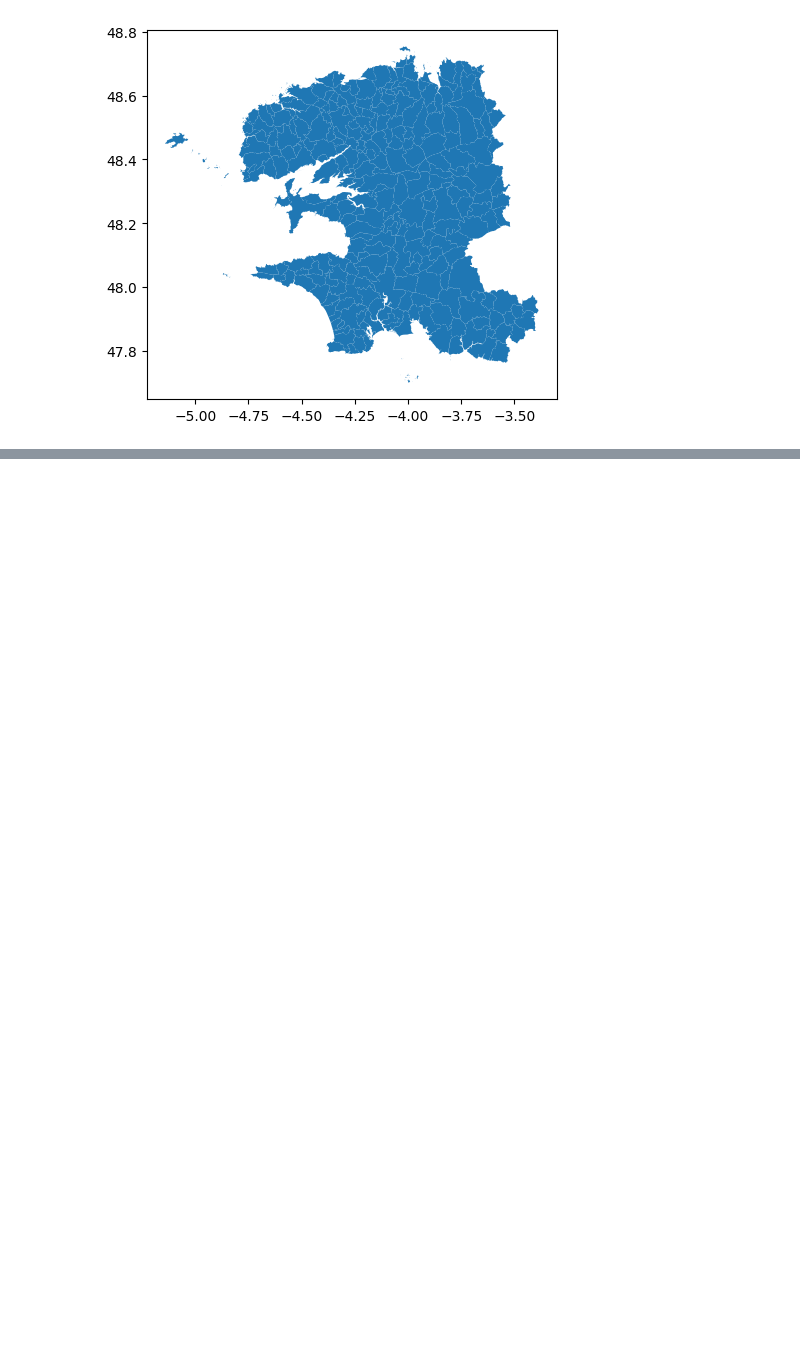
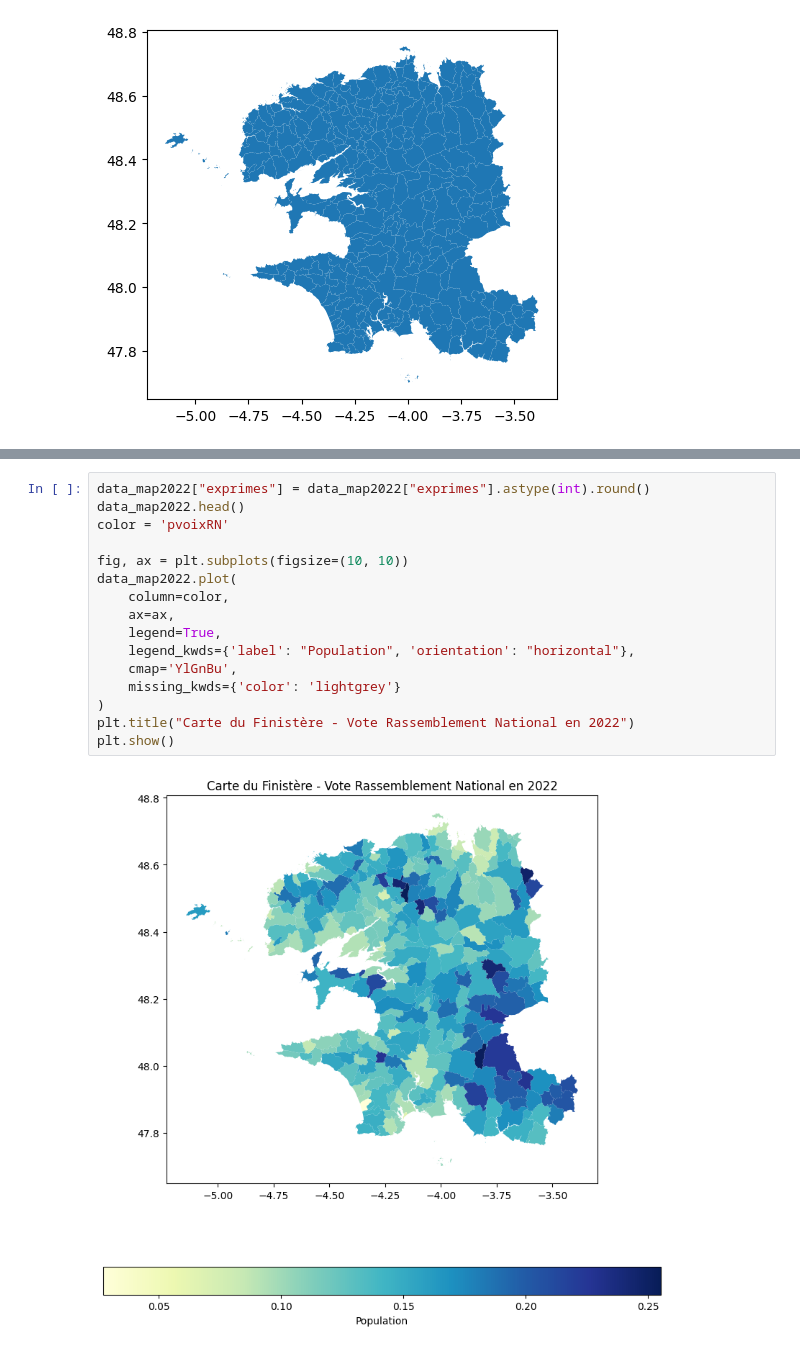
Before and after one commit to aotrou/Python_DS_Vote, a Jupyter notebook: carte_avec_votes.ipynb, the cells around one changed output, grey strips where cells are left out. Cells and saved outputs as stored; diff of their text form; blank space fills up the shorter version.

```diff
--- a/carte_avec_votes.ipynb
+++ b/carte_avec_votes.ipynb
@@ -47,0 +45,18 @@ plt.show()
+# %%
+data_map2022["exprimes"] = data_map2022["exprimes"].astype(int).round()
+data_map2022.head()
+color = 'pvoixRN'
+
+fig, ax = plt.subplots(figsize=(10, 10))
+data_map2022.plot(
+    column=color,
+    ax=ax,
+    legend=True,
+    legend_kwds={'label': "Population", 'orientation': "horizontal"},
+    cmap='YlGnBu',
+    missing_kwds={'color': 'lightgrey'}
+)
+plt.title("Carte du Finistère - Vote Rassemblement National en 2022")
+plt.show()
+# %% [output]
+[figure, added]
```
Also changed, not shown: parts of 3 cells of this notebook, 1 other file.
